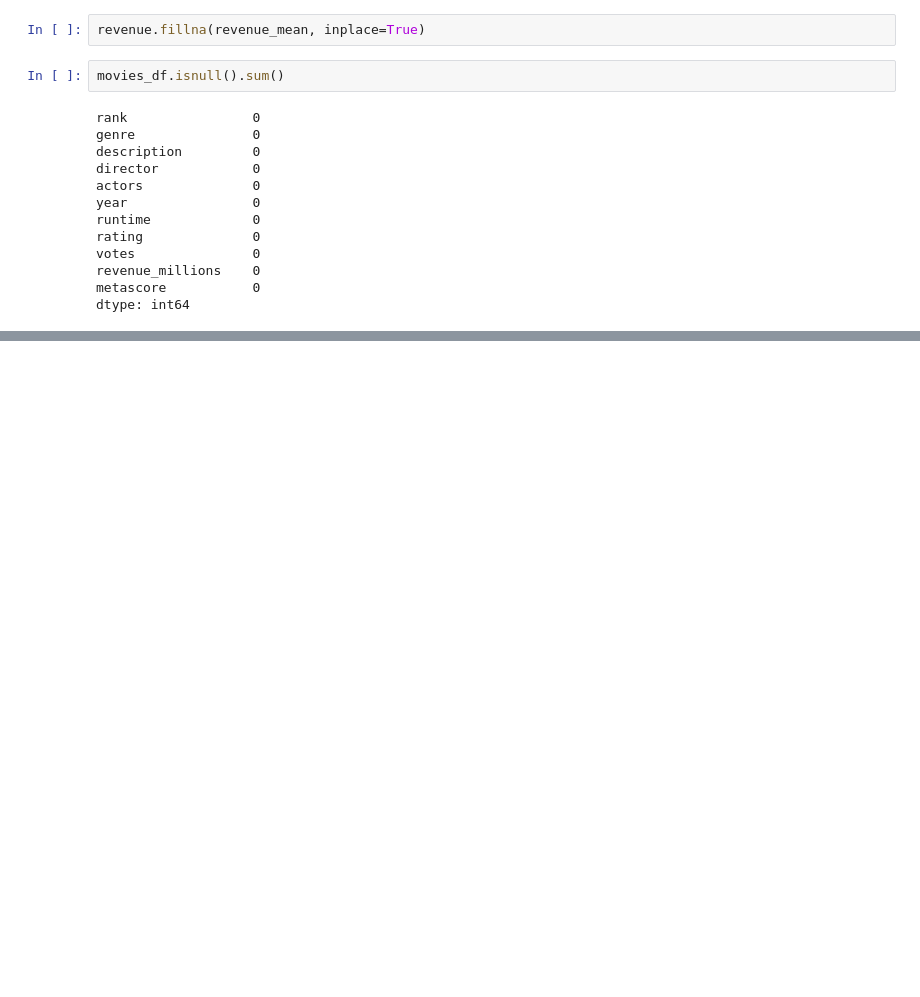
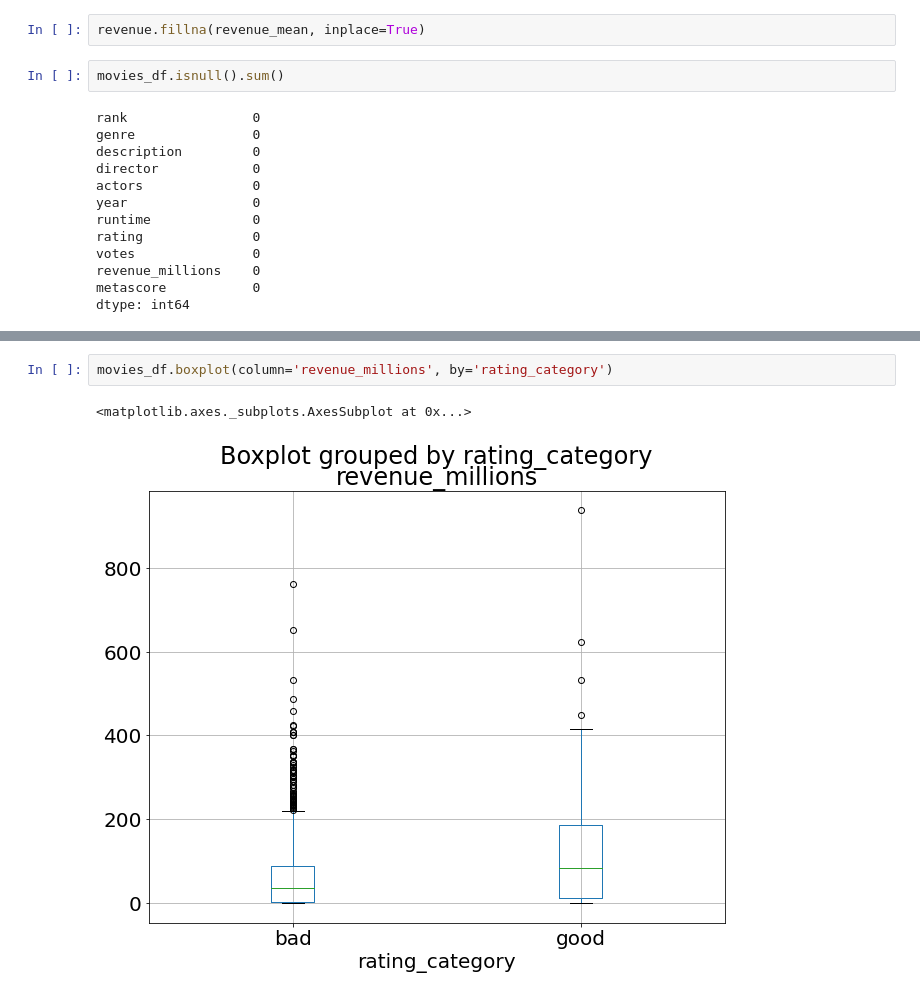
Before and after one commit to oluwadamiloju/data-analytics, a Jupyter notebook: practical_data_science_2.ipynb, the cells around one changed output, grey strips where cells are left out. Drawn from its saved outputs; the diff is of its cells as text; blank space fills up the shorter version.

```diff
--- a/practical_data_science_2.ipynb
+++ b/practical_data_science_2.ipynb
@@ -141,0 +431,5 @@ dtype: int64
+# %%
+movies_df.boxplot(column='revenue_millions', by='rating_category')
+# %% [output]
+<matplotlib.axes._subplots.AxesSubplot at 0x...>
+[figure, added]
```
Also changed, not shown: parts of 41 cells of this notebook.
